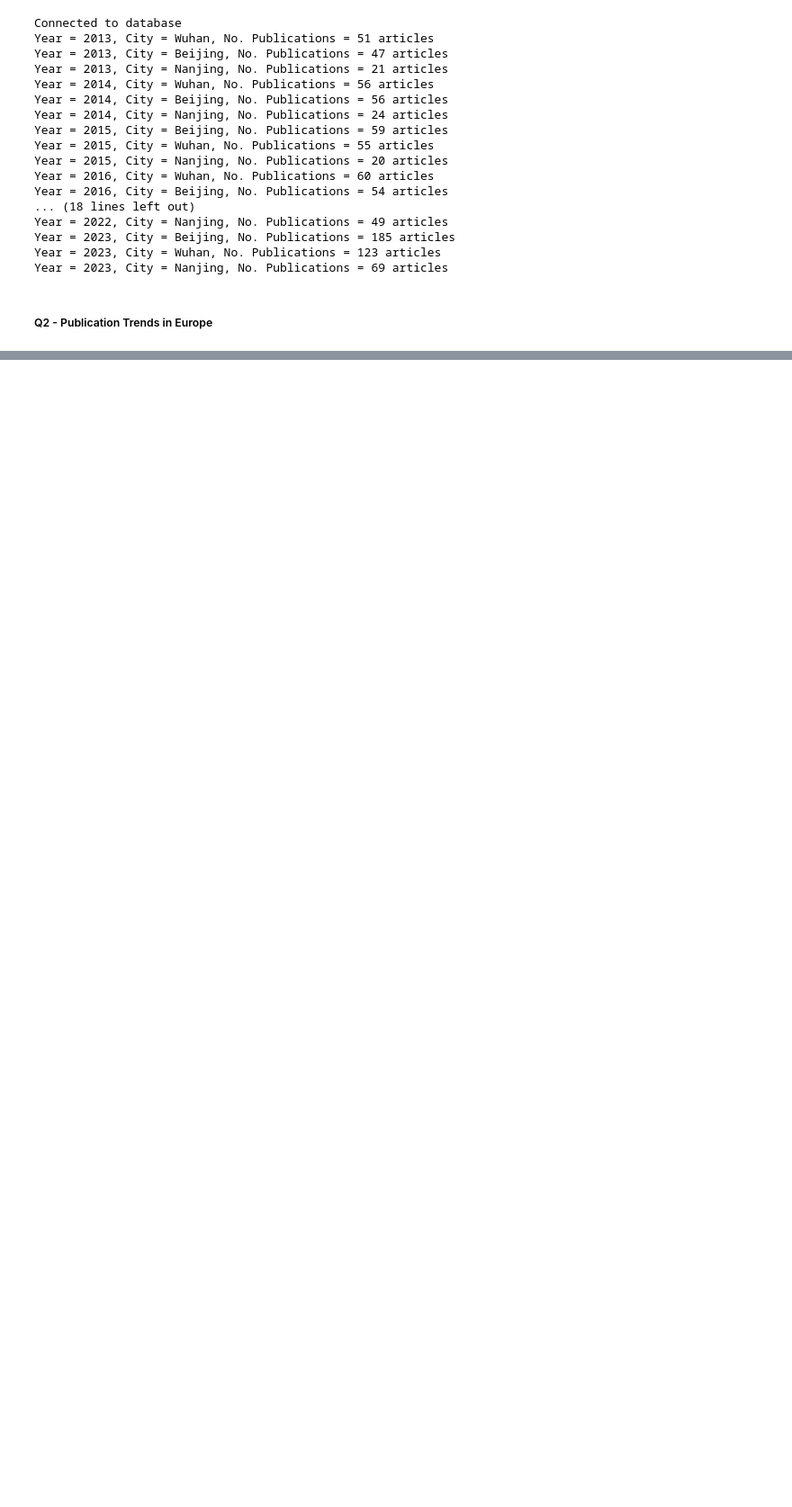
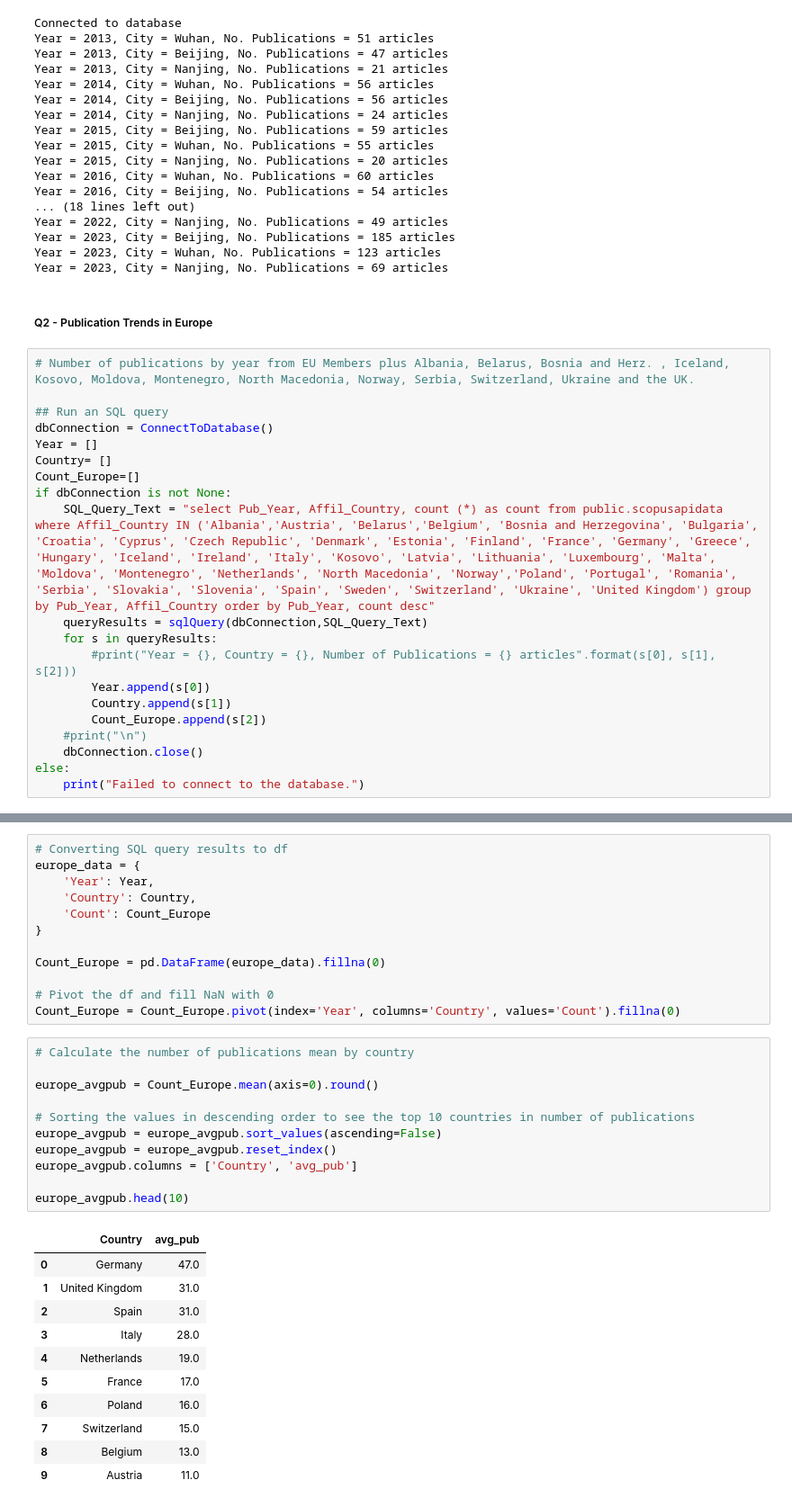
Before and after one commit to Arg-Pep/CS648---Project-ID-24-8, a Jupyter notebook: CS648 - Code.ipynb, the cells around one changed output, grey strips where cells are left out. Shown: that part at 90% size. Drawn from its saved outputs; the diff is of its cells as text; blank space fills up the shorter version.

```diff
--- a/CS648 - Code.ipynb
+++ b/CS648 - Code.ipynb
@@ -945,3 +945,23 @@ Year = 2023, City = Wuhan, No. Publications = 123 articles
 Year = 2023, City = Nanjing, No. Publications = 69 articles
 # %% [markdown]
 ##### Q2 - Publication Trends in Europe
+# %%
+# Number of publications by year from EU Members plus Albania, Belarus, Bosnia and Herz. , Iceland, Kosovo, Moldova, Montenegro, North Macedonia, Norway, Serbia, Switzerland, Ukraine and the UK.
+
+## Run an SQL query
+dbConnection = ConnectToDatabase()
+Year = []
+Country= []
+Count_Europe=[]
+if dbConnection is not None:
+    SQL_Query_Text = "select Pub_Year, Affil_Country, count (*) as count from public.scopusapidata where Affil_Country IN ('Albania','Austria', 'Belarus','Belgium', 'Bosnia and Herzegovina', 'Bulgaria', 'Croatia', 'Cyprus', 'Czech Republic', 'Denmark', 'Estonia', 'Finland', 'France', 'Germany', 'Greece', 'Hungary', 'Iceland', 'Ireland', 'Italy', 'Kosovo', 'Latvia', 'Lithuania', 'Luxembourg', 'Malta', 'Moldova', 'Montenegro', 'Netherlands', 'North Macedonia', 'Norway','Poland', 'Portugal', 'Romania', 'Serbia', 'Slovakia', 'Slovenia', 'Spain', 'Sweden', 'Switzerland', 'Ukraine', 'United Kingdom') group by Pub_Year, Affil_Country order by Pub_Year, count desc"
+    queryResults = sqlQuery(dbConnection,SQL_Query_Text)
+    for s in queryResults:
+        #print("Year = {}, Country = {}, Number of Publications = {} articles".format(s[0], s[1], s[2]))
+        Year.append(s[0])
+        Country.append(s[1])
+        Count_Europe.append(s[2])
+    #print("\n")
+    dbConnection.close()
+else:
+    print("Failed to connect to the database.")
@@ -947,0 +970,35 @@ Year = 2023, City = Nanjing, No. Publications = 69 articles
+# %%
+# Converting SQL query results to df
+europe_data = {
+    'Year': Year,
+    'Country': Country,
+    'Count': Count_Europe
+}
+
+Count_Europe = pd.DataFrame(europe_data).fillna(0)
+
+# Pivot the df and fill NaN with 0
+Count_Europe = Count_Europe.pivot(index='Year', columns='Country', values='Count').fillna(0)
+# %%
+# Calculate the number of publications mean by country
+
+europe_avgpub = Count_Europe.mean(axis=0).round()
+
+# Sorting the values in descending order to see the top 10 countries in number of publications
+europe_avgpub = europe_avgpub.sort_values(ascending=False)
+europe_avgpub = europe_avgpub.reset_index()
+europe_avgpub.columns = ['Country', 'avg_pub']
+
+europe_avgpub.head(10)
+# %% [output]
+|  | Country | avg_pub |
+| 0 | Germany | 47.0 |
+| 1 | United Kingdom | 31.0 |
+| 2 | Spain | 31.0 |
+| 3 | Italy | 28.0 |
+| 4 | Netherlands | 19.0 |
+| 5 | France | 17.0 |
+| 6 | Poland | 16.0 |
+| 7 | Switzerland | 15.0 |
+| 8 | Belgium | 13.0 |
+| 9 | Austria | 11.0 |
```
Also changed, not shown: parts of 9 cells of this notebook.
